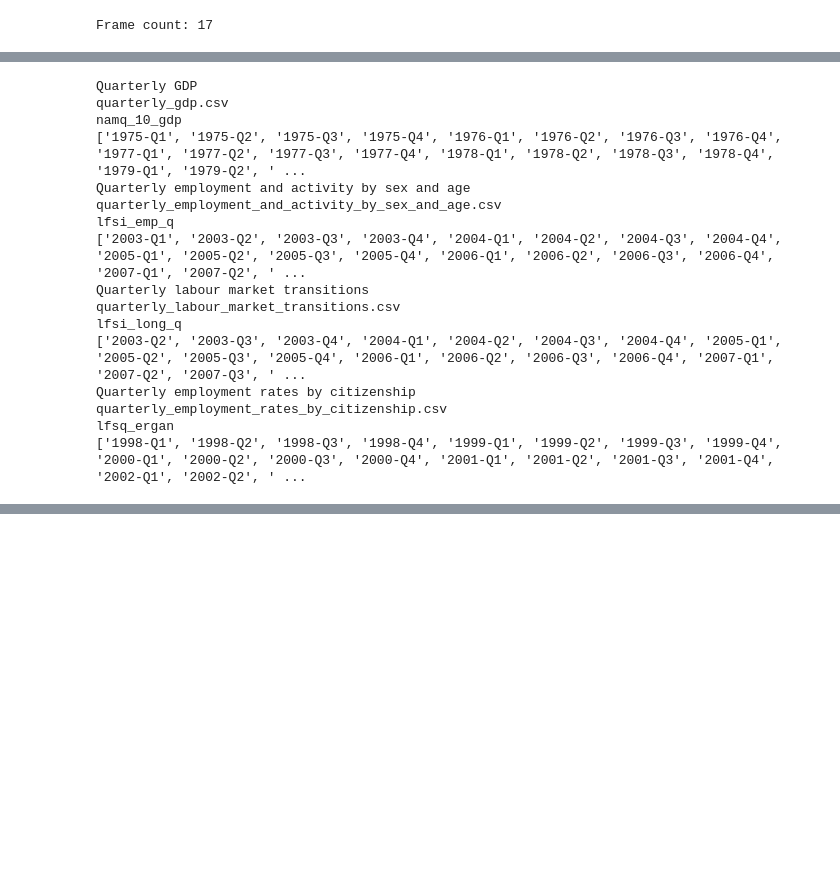
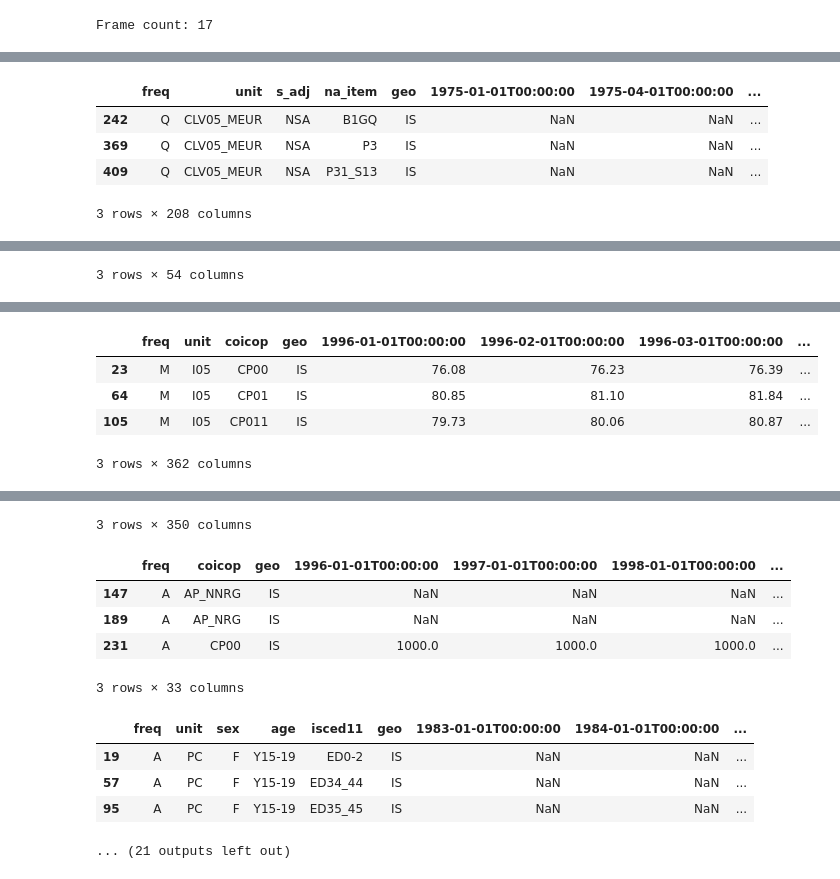
Before and after one commit to muffindud/iceland-data-analysis, a Jupyter notebook: main.ipynb, the cells around one changed output, grey strips where cells are left out. Cells and saved outputs as stored; diff of their text form; code cells hidden in the pictures; blank space fills up the shorter version.

Commit message:
add datetime format

```diff
--- a/main.ipynb
+++ b/main.ipynb
@@ -247,7 +225,8 @@ for frame in DATAFRAMES:
         except Exception as e:
             print(f"Failed to download {frame.name}: {e}")
 
-    df = df[df["geo\\TIME_PERIOD"] == COUNTRY["code"]]
+    df.rename(columns={"geo\\TIME_PERIOD": "geo"}, inplace=True)
+    df = df[df["geo"] == COUNTRY["code"]]
 
     frame.dataframe = df
 
@@ -274,37 +253,29 @@ Downloaded and saved Annual gender pay gap in unadjusted form dataset.
 # %%
-for frame in filter(lambda f: f.frequency == Frequency.QUARTERLY, DATAFRAMES):
+for frame in DATAFRAMES:
     # get the column names after the "geo\TIME_PERIOD" column
     column_names = frame.dataframe.columns.tolist()
-    time_period_index = column_names.index("geo\\TIME_PERIOD")
+    time_period_index = column_names.index("geo")
     data_columns = column_names[time_period_index + 1 :]
-    print(frame.name)
-    print(frame.file_name)
-    print(frame.eurostat_code)
-    print(data_columns)
 
-    # ex: for 2023-Q1, 2023-Q2, 2023-Q3, 2023-Q4
-    # put in column 2023 the rows Q1, Q2, Q3, Q4 (in the quarter column)
-    for col in data_columns:
-        year, quarter = col.split("-")
-        frame.dataframe.loc[frame.dataframe[col].notna(), year] = frame.dataframe.loc[frame.dataframe[col].notna(), col]
-    # drop the original quarter columns
-    frame.dataframe = frame.dataframe.drop(columns=data_columns)
-    # save the modified dataframe
-    frame.dataframe.to_csv(os.path.join(DATA_PATH, frame.file_name), index=False)
+    # modify the data_columns to be in valid date format
+    # to YYYY-MM-DDThh:mm:ss
+    if frame.frequency == Frequency.MONTHLY:
+        frame.dataframe.rename(columns={col: f"{col[:4]}-{col[5:7]}-01T00:00:00" for col in data_columns}, inplace=True)
+    elif frame.frequency == Frequency.QUARTERLY:
+        # frame.dataframe.rename(columns={col: f"{col[:4]}-{(int(col[6]) - 1) * 3 + 1}-01T00:00:00" for col in data_columns}, inplace=True)
+        for col in data_columns:
+            year = col[:4]
+            quarter = int(col[6])
+            month = (quarter - 1) * 3 + 1
+            new_col = f"{year}-{month:02d}-01T00:00:00"
+            frame.dataframe.rename(columns={col: new_col}, inplace=True)
+    elif frame.frequency == Frequency.ANNUAL:
+        frame.dataframe.rename(columns={col: f"{col}-01-01T00:00:00" for col in data_columns}, inplace=True)
+
+    display(frame.dataframe.head(3))
 # %% [output]
+|  | freq | unit | s_adj | na_item | geo | 1975-01-01T00:00:00 | 1975-04-01T00:00:00 | ... |
+| 242 | Q | CLV05_MEUR | NSA | B1GQ | IS | NaN | NaN | ... |
+| 369 | Q | CLV05_MEUR | NSA | P3 | IS | NaN | NaN | ... |
+| 409 | Q | CLV05_MEUR | NSA | P31_S13 | IS | NaN | NaN | ... |
-Quarterly GDP
-quarterly_gdp.csv
-namq_10_gdp
-['1975-Q1', '1975-Q2', '1975-Q3', '1975-Q4', '1976-Q1', '1976-Q2', '1976-Q3', '1976-Q4', '1977-Q1', '1977-Q2', '1977-Q3', '1977-Q4', '1978-Q1', '1978-Q2', '1978-Q3', '1978-Q4', '1979-Q1', '1979-Q2', ' ...
-Quarterly employment and activity by sex and age
-quarterly_employment_and_activity_by_sex_and_age.csv
-lfsi_emp_q
-['2003-Q1', '2003-Q2', '2003-Q3', '2003-Q4', '2004-Q1', '2004-Q2', '2004-Q3', '2004-Q4', '2005-Q1', '2005-Q2', '2005-Q3', '2005-Q4', '2006-Q1', '2006-Q2', '2006-Q3', '2006-Q4', '2007-Q1', '2007-Q2', ' ...
-Quarterly labour market transitions
-quarterly_labour_market_transitions.csv
-lfsi_long_q
-['2003-Q2', '2003-Q3', '2003-Q4', '2004-Q1', '2004-Q2', '2004-Q3', '2004-Q4', '2005-Q1', '2005-Q2', '2005-Q3', '2005-Q4', '2006-Q1', '2006-Q2', '2006-Q3', '2006-Q4', '2007-Q1', '2007-Q2', '2007-Q3', ' ...
-Quarterly employment rates by citizenship
-quarterly_employment_rates_by_citizenship.csv
-lfsq_ergan
-['1998-Q1', '1998-Q2', '1998-Q3', '1998-Q4', '1999-Q1', '1999-Q2', '1999-Q3', '1999-Q4', '2000-Q1', '2000-Q2', '2000-Q3', '2000-Q4', '2001-Q1', '2001-Q2', '2001-Q3', '2001-Q4', '2002-Q1', '2002-Q2', ' ...
+3 rows × 208 columns
@@ -310,0 +286 @@ lfsq_ergan
+3 rows × 54 columns
@@ -310,0 +290,5 @@ lfsq_ergan
+|  | freq | unit | coicop | geo | 1996-01-01T00:00:00 | 1996-02-01T00:00:00 | 1996-03-01T00:00:00 | ... |
+| 23 | M | I05 | CP00 | IS | 76.08 | 76.23 | 76.39 | ... |
+| 64 | M | I05 | CP01 | IS | 80.85 | 81.10 | 81.84 | ... |
+| 105 | M | I05 | CP011 | IS | 79.73 | 80.06 | 80.87 | ... |
+3 rows × 362 columns
@@ -310,0 +299,11 @@ lfsq_ergan
+3 rows × 350 columns
+|  | freq | coicop | geo | 1996-01-01T00:00:00 | 1997-01-01T00:00:00 | 1998-01-01T00:00:00 | ... |
+| 147 | A | AP_NNRG | IS | NaN | NaN | NaN | ... |
+| 189 | A | AP_NRG | IS | NaN | NaN | NaN | ... |
+| 231 | A | CP00 | IS | 1000.0 | 1000.0 | 1000.0 | ... |
+3 rows × 33 columns
+|  | freq | unit | sex | age | isced11 | geo | 1983-01-01T00:00:00 | 1984-01-01T00:00:00 | ... |
+| 19 | A | PC | F | Y15-19 | ED0-2 | IS | NaN | NaN | ... |
+| 57 | A | PC | F | Y15-19 | ED34_44 | IS | NaN | NaN | ... |
+| 95 | A | PC | F | Y15-19 | ED35_45 | IS | NaN | NaN | ... |
+... (21 outputs left out)
```
Also changed, not shown: parts of 3 cells of this notebook.
